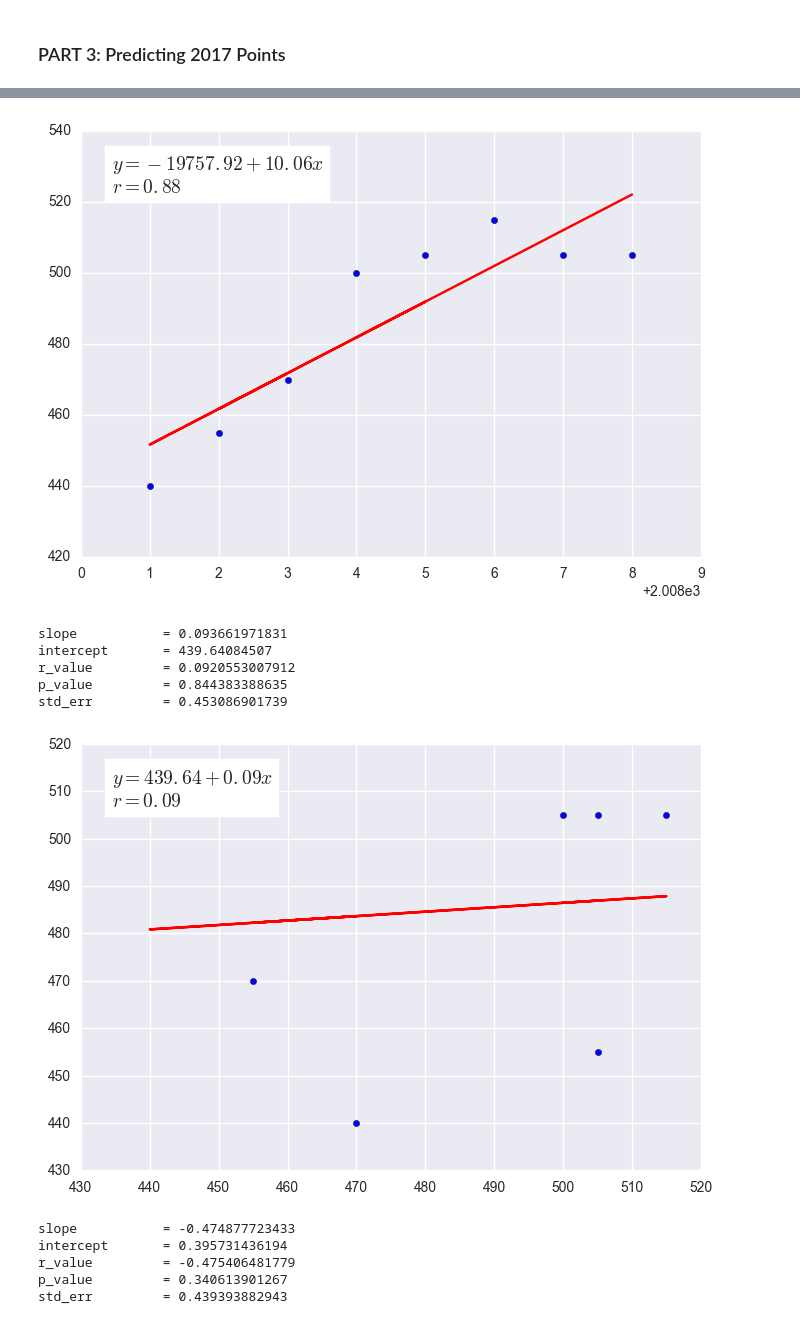
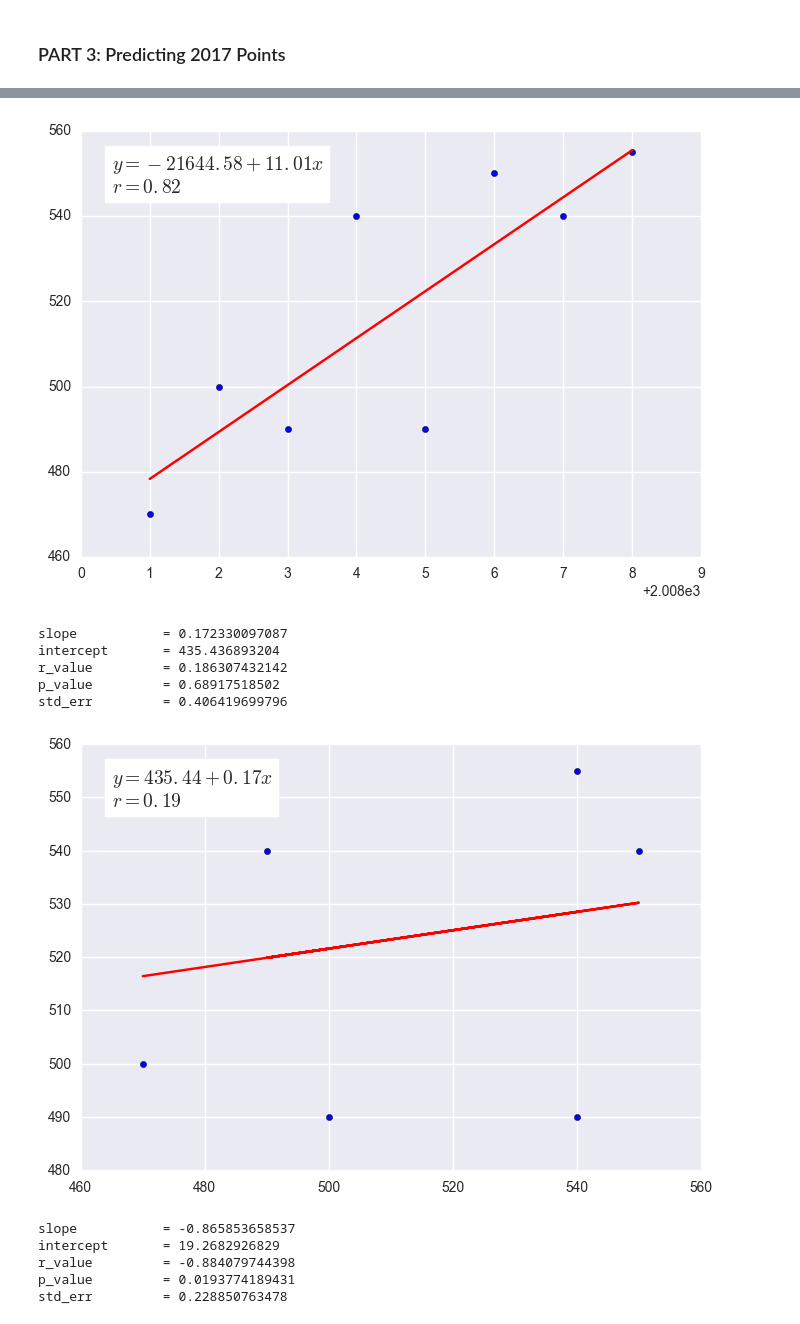
Before and after one commit to glennmoy/cao, a Jupyter notebook: level_8/analyse_data/analyse_data.v2.ipynb, the cells around one changed output, grey strips where cells are left out. Drawn from its saved outputs; the diff is of its cells as text; code cells hidden in the pictures.

```diff
--- a/level_8/analyse_data/analyse_data.v2.ipynb
+++ b/level_8/analyse_data/analyse_data.v2.ipynb
@@ -918,6 +918,8 @@ def course_time_series(df,course,printyn):
     time_series=df[['year','points']][(df['code']==course) &\
                                      (df['year']>=2009)]
 
+    #Sort data by year descending
+    time_series=time_series.sort_values(by='year', ascending=0)
 
     #Prediction through Linear Regression or ARIMA
     if len(time_series)>=5:
@@ -1263,7 +1274,7 @@ for course in test_data['code'].dropna():
 # %%
 ### Case Study Science TR071
 
-course='TR071'
+course='TR035'
 predictions=course_time_series(cao_data,course,True)
 
 print(course)
@@ -1281,12 +1292,12 @@ std_err         = 2.17920018683
-[figure, old version]
+[figure, new version]
-slope           = 0.093661971831
-intercept       = 439.64084507
-r_value         = 0.0920553007912
-p_value         = 0.844383388635
-std_err         = 0.453086901739
+slope           = 0.172330097087
+intercept       = 435.436893204
+r_value         = 0.186307432142
+p_value         = 0.68917518502
+std_err         = 0.406419699796
-[figure, old version]
+[figure, new version]
-slope           = -0.474877723433
-intercept       = 0.395731436194
-r_value         = -0.475406481779
-p_value         = 0.340613901267
-std_err         = 0.439393882943
+slope           = -0.865853658537
+intercept       = 19.2682926829
+r_value         = -0.884079744398
+p_value         = 0.0193774189431
+std_err         = 0.228850763478
```
Also changed, not shown: parts of 5 cells of this notebook, 8 other files.
